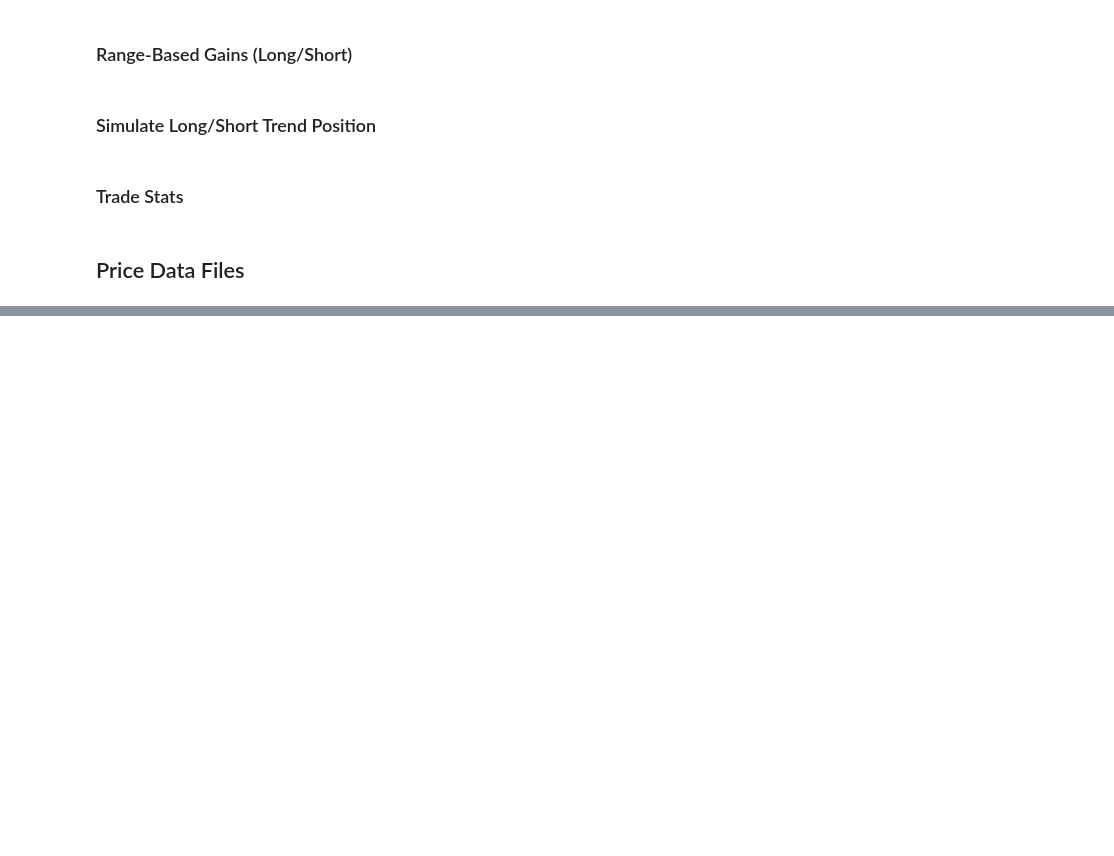
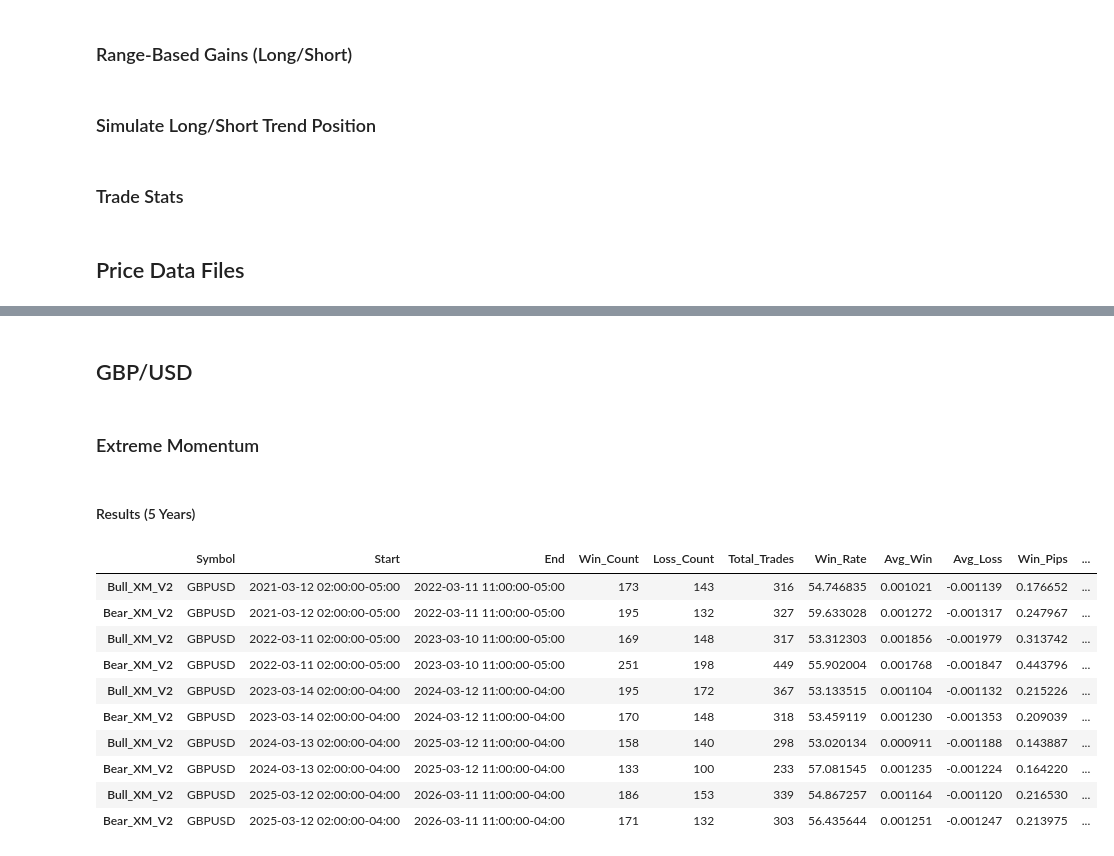
Before and after one commit to root-at-iyn/FXTradingResearch, a Jupyter notebook: research/bb_reversal_v1.ipynb, the cells around one changed output, grey strips where cells are left out. Drawn from its saved outputs; the diff is of its cells as text; code cells hidden in the pictures; blank space fills up the shorter version.

Commit message:
Clean up jupyter notebook + list returns and last 10 trades

```diff
--- a/research/bb_reversal_v1.ipynb
+++ b/research/bb_reversal_v1.ipynb
@@ -955,6 +453,0 @@ g.loc["2023"][[*gains_cols, "ATR4", "SMA4_Slope_SMA", "SMA16_Slope_SMA", "SMA32_
-# %%
-x = g['2026-03-11 02:00:00-04:00':'2026-03-11 11:00:00-04:00'][[*gains_cols, "Close_Pct_DHigh", "Iday_Range", "ADR"]].query(
-    "Win > 0 or Loss > 0"
-).between_time("02:00","11:00")
-x.query("Gain > 0")["Gain"].sum() + x.query("Gain < 0")["Gain"].sum()
-x
@@ -1003,20 +453,0 @@ trend_based_multi_year_stats(gbp_df_list, long_signal, short_signal, "SMA4")
-# %%
-gbp_data = [x for x in price_data_files if "GBP" in x]
-eur_data = [x for x in price_data_files if "EUR" in x]
-cad_data = [x for x in price_data_files if "CAD" in x]
-jpy_data = [x for x in price_data_files if "JPY" in x]
-aud_data = [x for x in price_data_files if "AUD" in x]
-nzd_data = [x for x in price_data_files if "NZD" in x]
-chf_data = [x for x in price_data_files if "CHF" in x]
-latest = [x for x in price_data_files if "latest" in x]
-
-pd.options.display.max_rows = 100
-gbp_data.sort()
-gbp_data
-gbp_df_list = [get_fe_price_data(filename=x) for x in gbp_data]
-
-long = "S_R_Signal"
-short = "S_R_Signal"
-#limit_gains = get_limit_gains(gbp_df_list,long, short, 1 ,1.5 )
-stats, gains = range_based_multi_year_stats(gbp_df_list, long, short, 1, 1, get_limit_gains)
-stats
@@ -1037,5 +453,0 @@ stats
-# %%
-x = gains
-x[[*gains_cols, "ATR4", "SMA4_Slope", "SMA4_Slope_SMA"]].query(
-    "Win > 0 or Loss > 0"
-).between_time("02:00","11:00").tail(10)
@@ -1054,0 +523,32 @@ x[[*gains_cols, "ATR4", "SMA4_Slope", "SMA4_Slope_SMA"]].query(
+# %% [markdown]
+## GBP/USD
+# %% [markdown]
+### Extreme Momentum
+# %%
+long_signal = "Bull_XM_V2"
+short_signal = "Bear_XM_V2"
+
+stats, gains = range_based_multi_year_stats(gbp_df_list, long_signal, short_signal, 1, 1, get_range_signal_gains)
+# %% [markdown]
+#### Results (5 Years)
+# %%
+g = gains
+stats["Cum ($)"] = stats["Return ($)"].cumsum().round(2)
+stats
+# stats["Total_Pips"].sum()
+# stats["Win_Count"].mean(), stats["Loss_Count"].mean()
+# stats["Win_Rate"].mean()
+# stats["Total_Pips"].mean()
+# stats["Return ($)"].mean() * 2
+# %% [output]
+|  | Symbol | Start | End | Win_Count | Loss_Count | Total_Trades | Win_Rate | Avg_Win | Avg_Loss | Win_Pips | ... |
+| Bull_XM_V2 | GBPUSD | 2021-03-12 02:00:00-05:00 | 2022-03-11 11:00:00-05:00 | 173 | 143 | 316 | 54.746835 | 0.001021 | -0.001139 | 0.176652 | ... |
+| Bear_XM_V2 | GBPUSD | 2021-03-12 02:00:00-05:00 | 2022-03-11 11:00:00-05:00 | 195 | 132 | 327 | 59.633028 | 0.001272 | -0.001317 | 0.247967 | ... |
+| Bull_XM_V2 | GBPUSD | 2022-03-11 02:00:00-05:00 | 2023-03-10 11:00:00-05:00 | 169 | 148 | 317 | 53.312303 | 0.001856 | -0.001979 | 0.313742 | ... |
+| Bear_XM_V2 | GBPUSD | 2022-03-11 02:00:00-05:00 | 2023-03-10 11:00:00-05:00 | 251 | 198 | 449 | 55.902004 | 0.001768 | -0.001847 | 0.443796 | ... |
+| Bull_XM_V2 | GBPUSD | 2023-03-14 02:00:00-04:00 | 2024-03-12 11:00:00-04:00 | 195 | 172 | 367 | 53.133515 | 0.001104 | -0.001132 | 0.215226 | ... |
+| Bear_XM_V2 | GBPUSD | 2023-03-14 02:00:00-04:00 | 2024-03-12 11:00:00-04:00 | 170 | 148 | 318 | 53.459119 | 0.001230 | -0.001353 | 0.209039 | ... |
+| Bull_XM_V2 | GBPUSD | 2024-03-13 02:00:00-04:00 | 2025-03-12 11:00:00-04:00 | 158 | 140 | 298 | 53.020134 | 0.000911 | -0.001188 | 0.143887 | ... |
+| Bear_XM_V2 | GBPUSD | 2024-03-13 02:00:00-04:00 | 2025-03-12 11:00:00-04:00 | 133 | 100 | 233 | 57.081545 | 0.001235 | -0.001224 | 0.164220 | ... |
+| Bull_XM_V2 | GBPUSD | 2025-03-12 02:00:00-04:00 | 2026-03-11 11:00:00-04:00 | 186 | 153 | 339 | 54.867257 | 0.001164 | -0.001120 | 0.216530 | ... |
+| Bear_XM_V2 | GBPUSD | 2025-03-12 02:00:00-04:00 | 2026-03-11 11:00:00-04:00 | 171 | 132 | 303 | 56.435644 | 0.001251 | -0.001247 | 0.213975 | ... |
```
Also changed, not shown: parts of 48 cells of this notebook, 10 other files.
